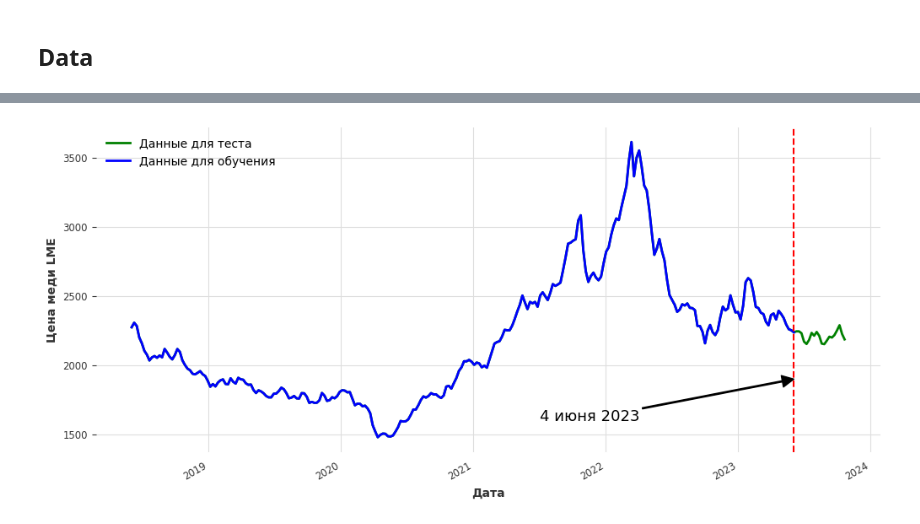
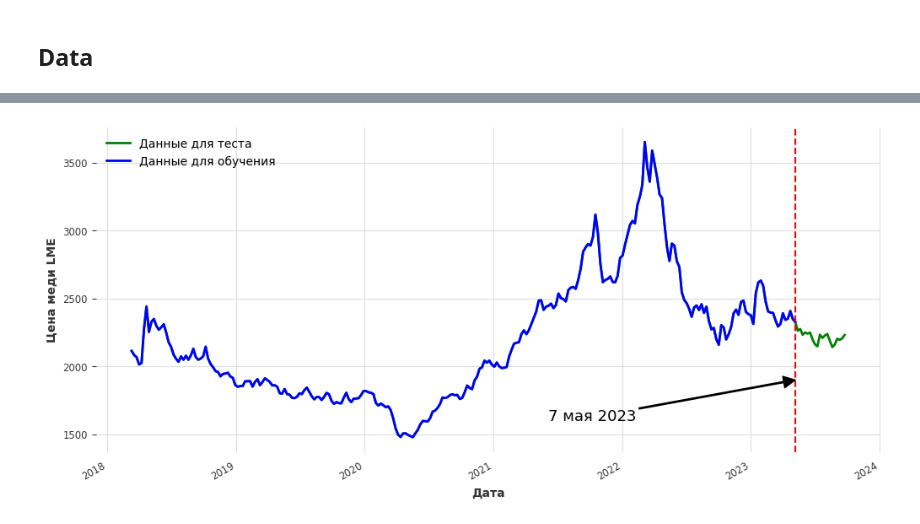
Before and after one commit to vechenn/cost-prediction-repo, a Jupyter notebook: notebooks/darts_modeling_al_Catboost.ipynb, the cells around one changed output, grey strips where cells are left out. Saved outputs shown, nothing was run; the diff lists cells and outputs as text; code cells hidden in the pictures.

```diff
--- a/notebooks/darts_modeling_al_Catboost.ipynb
+++ b/notebooks/darts_modeling_al_Catboost.ipynb
@@ -45,3 +46,6 @@ def set_seed(seed: int = 42):
     #torch.cuda.manual_seed_all(seed)
 
 set_seed()
+# %%
+price = pd.read_csv('original_price_al.csv', parse_dates=[0], dtype='float32')
+print('Shape:', price.shape)
@@ -116,12 +69,14 @@ array(['bloomberg_metals_price_mean_4', 'chalco_adj_std_13',
       dtype=object)
+# %%
+price = price.iloc[1:-4]
 # %%
 FORECAST_LEN = 4 # Длина прогноза
 OUT_OF_TIME_DIM = 20 # Размер отложенной выборки
 
 # Извлекаем временной ряд с ценами на alum
-data_ts = TimeSeries.from_dataframe(df, time_col='date', value_cols='lme_price_smooth')
+data_ts = TimeSeries.from_dataframe(price, time_col='date', value_cols='lme_price')
 # Извлекаем коварианты
-data_past_cov = TimeSeries.from_dataframe(df, time_col='date', value_cols=df.columns.values[1:-5])
+data_past_cov = TimeSeries.from_dataframe(df, time_col='date', value_cols=df.columns.values[1:-1])
 # Возьмем срез данных для всего процесса развития модели ts & past_cov и out-of-time выборку
 ts = data_ts[:-OUT_OF_TIME_DIM]
 past_cov = data_past_cov[:-OUT_OF_TIME_DIM]
@@ -138,15 +85,15 @@ import datetime
 # %%
 # Рисуем
 # Рисуем
 fig, ax = plt.subplots(figsize=(12, 5))
 data_ts.plot(label="Данные для теста", color='g')
 ts.plot(label="Данные для обучения", color='b')
 l1 = ax.axvline(x=ts.end_time(), color='r', linestyle='--', linewidth=1.5)
-ax.annotate('4 июня 2023', xy=(ts.end_time(), 1900), xytext=(ts.end_time() - datetime.timedelta(700), 1600),
+ax.annotate('7 мая 2023', xy=(ts.end_time(), 1900), xytext=(ts.end_time() - datetime.timedelta(700), 1600),
             arrowprops=dict(facecolor='black', width=1, headwidth=10, headlength=10), fontsize = 13
             )
 ax.set_ylabel('Цена меди LME');
 ax.set_xlabel('Дата');
 plt.savefig('pic1.png', dpi=400, format='png')
 # %% [output]
-[figure, old version]
+[figure, new version]
```
Also changed, not shown: parts of 102 cells of this notebook.
